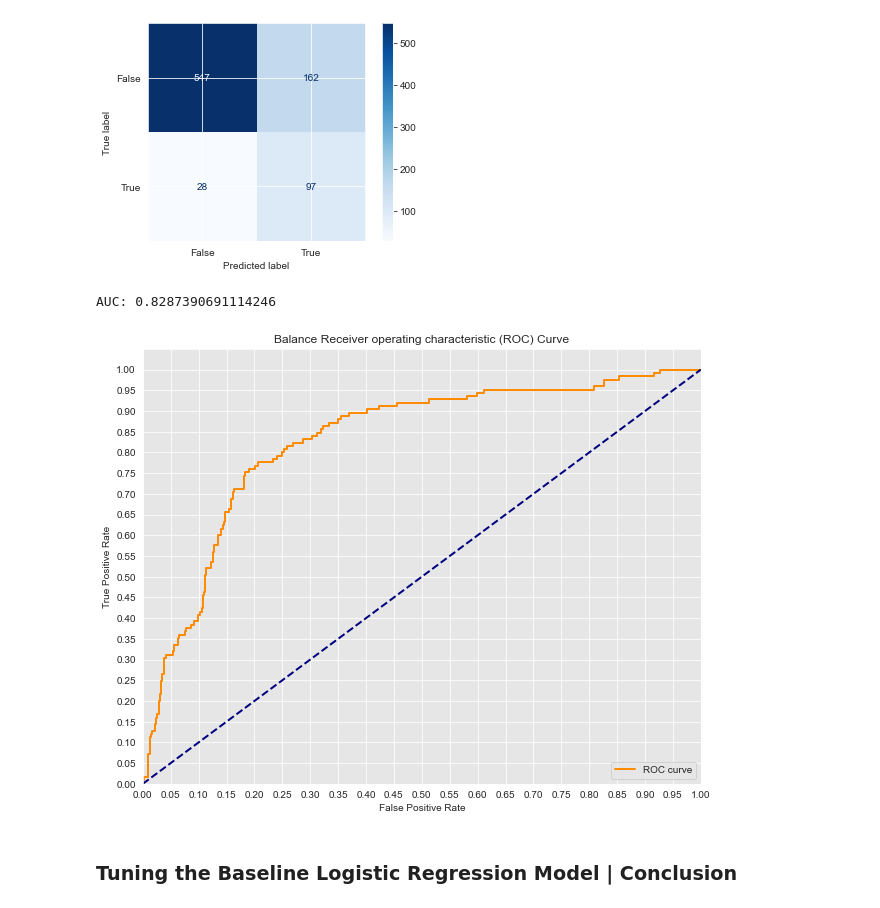
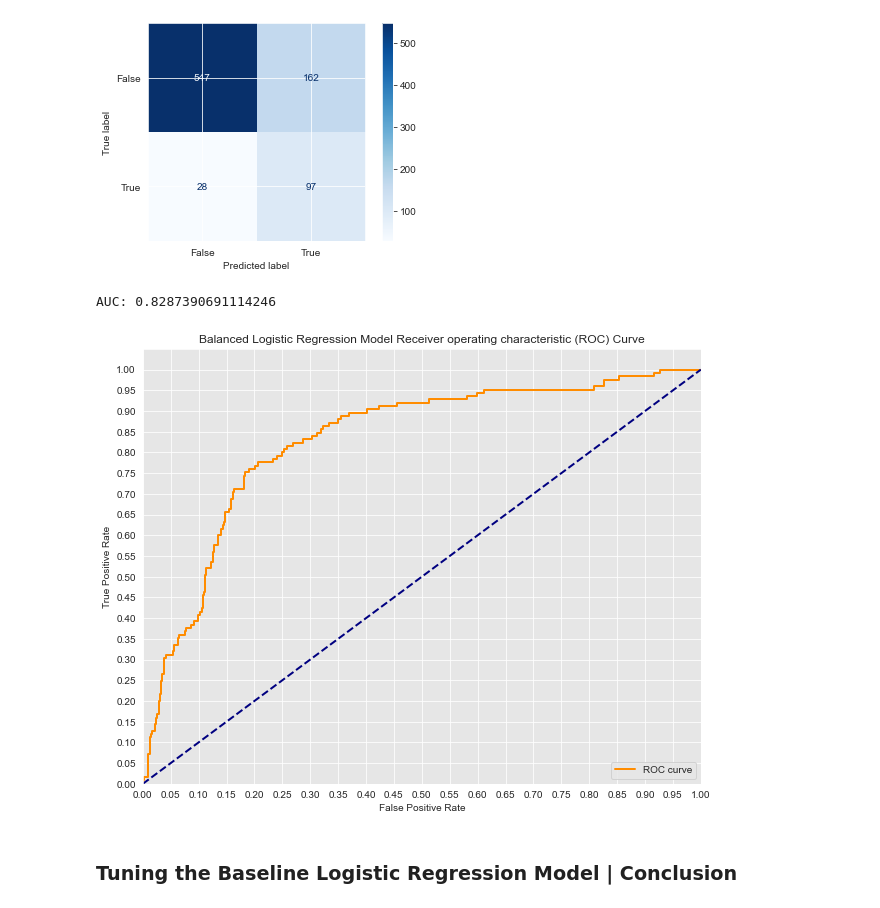
Before and after one commit to keithotuomagie/telcom_analysis, a Jupyter notebook: notebook.ipynb, the cells around one changed output. Cells and saved outputs as stored; diff of their text form; code cells hidden in the pictures.

```diff
--- a/notebook.ipynb
+++ b/notebook.ipynb
@@ -649,33 +649,33 @@ Balance Confusion Matrix:
 <sklearn.metrics._plot.confusion_matrix.ConfusionMatrixDisplay at 0x...>
 [figure]
 # %%
-# Creating an ROC curve for the Balance Logistic Regression Model
+# Creating an ROC curve for the Balanced Logistic Regression Model
 
 y_score_balance = logreg_balance.fit(X_train_scaled, y_train).decision_function(X_test_scaled)
 
 fpr_balance, tpr_balance, thresholds_balance = roc_curve(y_test, y_score_balance)
 
 # Seaborn's beautiful styling
 sns.set_style('darkgrid', {'axes.facecolor': '0.9'})
 
 print('AUC: {}'.format(auc(fpr_balance, tpr_balance)))
 plt.figure(figsize=(10, 8))
 lw = 2
 plt.plot(fpr_balance, tpr_balance, color='darkorange',
          lw=lw, label='ROC curve')
 plt.plot([0, 1], [0, 1], color='navy', lw=lw, linestyle='--')
 plt.xlim([0.0, 1.0])
 plt.ylim([0.0, 1.05])
 plt.yticks([i/20.0 for i in range(21)])
 plt.xticks([i/20.0 for i in range(21)])
 plt.xlabel('False Positive Rate')
 plt.ylabel('True Positive Rate')
-plt.title('Balance Receiver operating characteristic (ROC) Curve')
+plt.title('Balanced Logistic Regression Model Receiver operating characteristic (ROC) Curve')
 plt.legend(loc='lower right')
 plt.show()
 # %% [output]
 AUC: 0.8287390691114246
-[figure, old version]
+[figure, new version]
 # %% [markdown]
 ### Tuning the Baseline Logistic Regression Model | Conclusion
 # %% [markdown]
```
Also changed, not shown: parts of 46 cells of this notebook.
